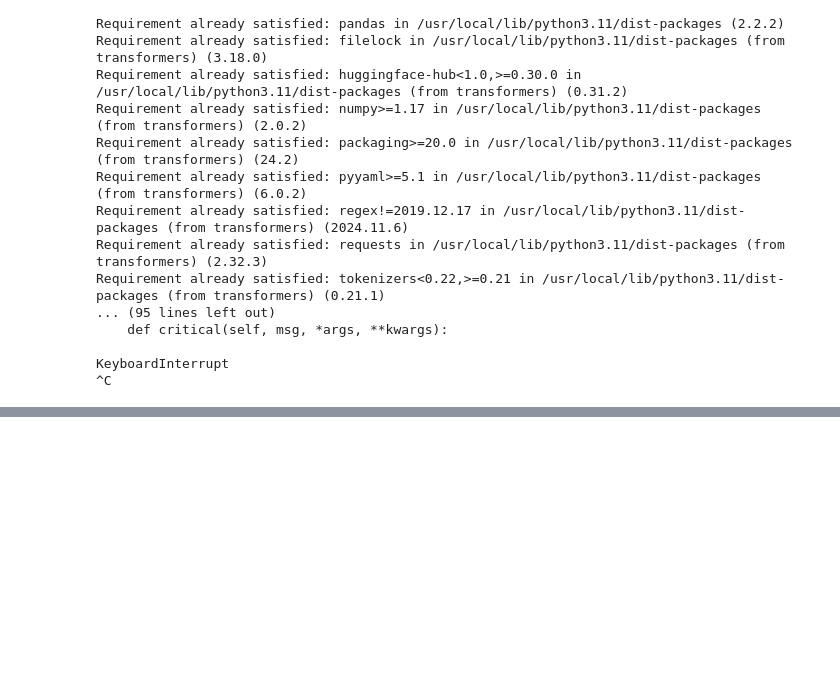
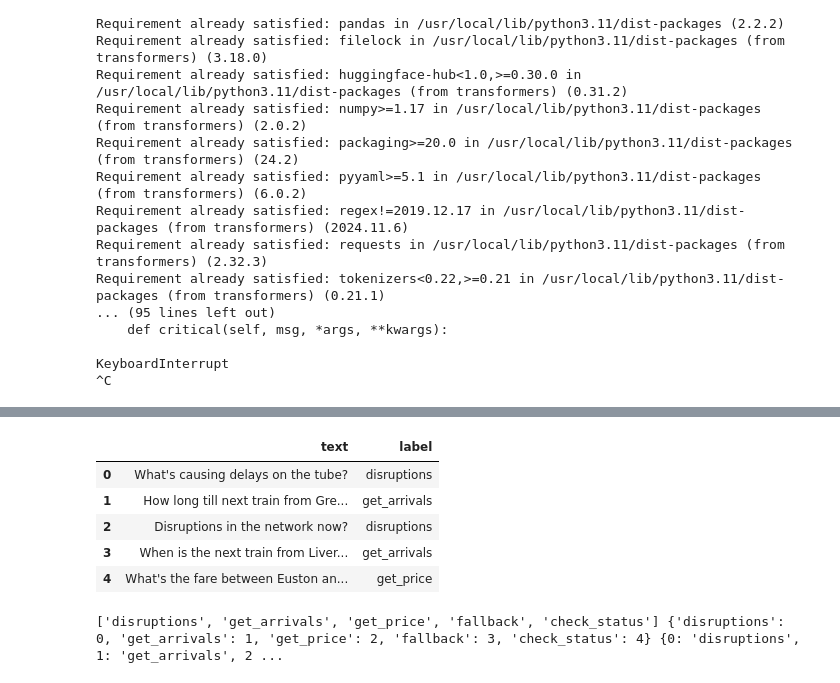
Before and after one commit to shekar-raja/nextstop-ai, a Jupyter notebook: backend/notebooks/intent_fine_tune.ipynb, the cells around one changed output, grey strips where cells are left out. Drawn from its saved outputs; the diff is of its cells as text; code cells hidden in the pictures; blank space fills up the shorter version.

```diff
--- a/backend/notebooks/intent_fine_tune.ipynb
+++ b/backend/notebooks/intent_fine_tune.ipynb
@@ -28,0 +31,10 @@ FileNotFoundError: [Errno 2] No such file or directory: 'TfL_intent_Dataset.csv'
+# %%
+df=pd.read_csv('TfL_Intent_Dataset.csv')
+df.head()
+# %% [output]
+|  | text | label |
+| 0 | What's causing delays on the tube? | disruptions |
+| 1 | How long till next train from Gre... | get_arrivals |
+| 2 | Disruptions in the network now? | disruptions |
+| 3 | When is the next train from Liver... | get_arrivals |
+| 4 | What's the fare between Euston an... | get_price |
@@ -28,0 +43,14 @@ FileNotFoundError: [Errno 2] No such file or directory: 'TfL_intent_Dataset.csv'
+# %%
+labels = dataset.unique("label")
+label2id = {label: i for i, label in enumerate(labels)}
+id2label = {i: label for label, i in label2id.items()}
+
+def encode_labels(example):
+  example["label"] = label2id[example["label"]]
+  return example
+
+dataset = dataset.map(encode_labels)
+
+print(labels, label2id, id2label)
+# %% [output]
+['disruptions', 'get_arrivals', 'get_price', 'fallback', 'check_status'] {'disruptions': 0, 'get_arrivals': 1, 'get_price': 2, 'fallback': 3, 'check_status': 4} {0: 'disruptions', 1: 'get_arrivals', 2 ...
```
Also changed, not shown: parts of 7 cells of this notebook.
